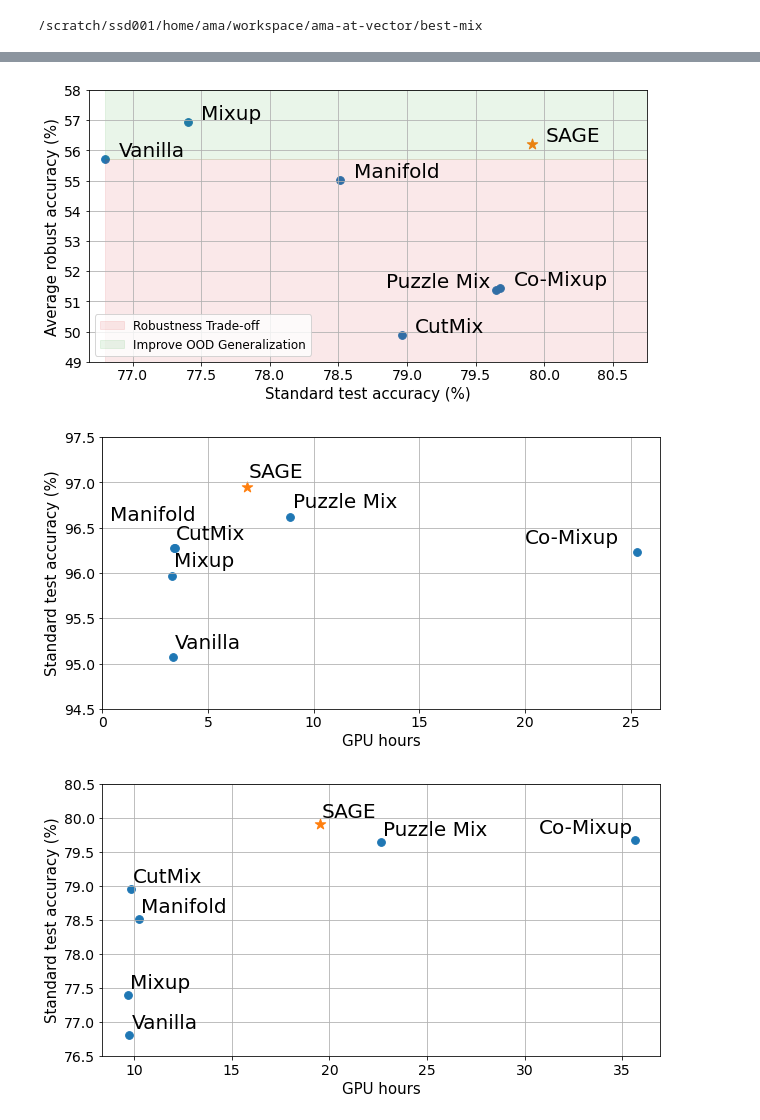
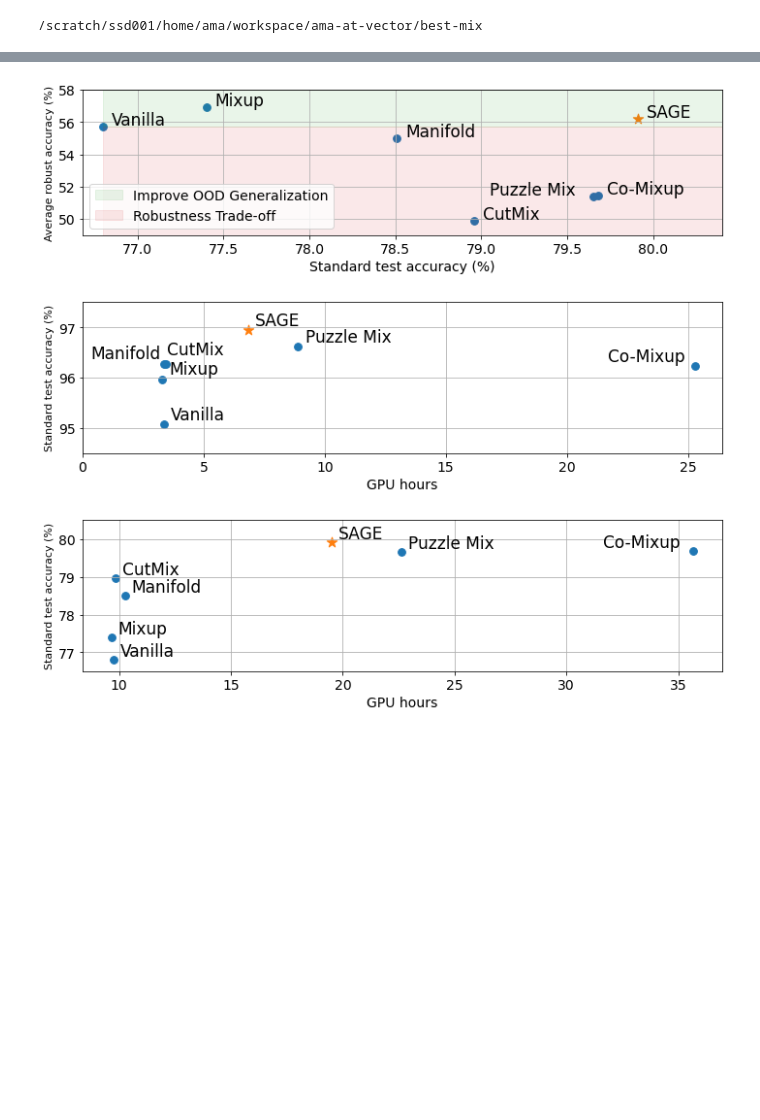
Before and after one commit to averyma/best-mix, a Jupyter notebook: notebook/bmvc_plot.ipynb, the cells around one changed output, grey strips where cells are left out. Saved outputs shown, nothing was run; the diff lists cells and outputs as text; code cells hidden in the pictures; blank space fills up the shorter version.

```diff
--- a/notebook/bmvc_plot.ipynb
+++ b/notebook/bmvc_plot.ipynb
@@ -10,23 +10,27 @@ test_acc = [95.07, 95.97, 96.27, 96.28, 96.62, 96.23, 96.95]
 robust_acc = [86.5, 87.57, 81.52, 89.62, 86.4, 84.05, 88.69]
 method = ['Vanilla','Mixup','CutMix','Manifold','Puzzle Mix','Co-Mixup','SAGE']
 
-fig, ax = plt.subplots(figsize=(10,5))
+fig, ax = plt.subplots(figsize=(10,3))
 
+ax.add_patch(Rectangle((95.07,86.5), 10, 10, alpha = 0.1, color='C2',label='Improve OOD Generalization'))
 ax.add_patch(Rectangle((95.07,86.5), 10, -10, alpha = 0.1, color='C3',label='Robustness Trade-off'))
-ax.add_patch(Rectangle((95.07,86.5), 10, 10, alpha = 0.1, color='C2',label='Improve OOD Generalization'))
+
 ax.scatter(test_acc[0:-1], robust_acc[0:-1], s=60, color='C0')
 ax.scatter(test_acc[-1], robust_acc[-1], s=120, color='C1',marker='*')
 
 ax.set_ylim([80.5, 91])
-ax.set_xlim([95, 97.5])
+ax.set_xlim([95, 97.25])
 ax.tick_params(axis='both', which='major', labelsize=14)
 
 for i, txt in enumerate(method):
-    ax.annotate(txt, (test_acc[i]+0.05, robust_acc[i]+0.05),fontsize = 20)
+    ax.annotate(txt, (test_acc[i]+0.03, robust_acc[i]+0.03),fontsize = 17)
 
-ax.set_ylabel('Average robust accuracy (%)', fontsize = 15)
-ax.set_xlabel('Standard test accuracy (%)', fontsize = 15)
-# ax.set_title('Trade-off between robustness and standard accuracy (CIFAR-10)', fontsize = 17)
-# plt.legend(fontsize = 12, loc=4)
+ax.set_ylabel('Average robust accuracy (%)', fontsize = 11)
+ax.set_xlabel('Standard test accuracy (%)', fontsize = 14)
+# ax.set_title('Trade-off between robustness and standard accuracy (CIFAR-100)', fontsize = 17)
+plt.legend(fontsize = 14, loc=3)
 ax.grid()
+plt.tight_layout()
+plt.savefig('/h/ama/workspace/ama-at-vector/best-mix/robustness-cifar10.pdf')
+# plt.savefig('/h/ama/workspace/ama-at-vector/best-mix/robustness-cifar10.png', format="png", dpi=500)
 # %% [output]
@@ -34,39 +38,42 @@ ax.grid()
 # %%
 test_acc = [76.8, 77.4, 78.96, 78.51, 79.65, 79.68, 79.91]
 robust_acc = [55.71, 56.93, 49.88, 55.01, 51.37, 51.44, 56.21]
 method = ['Vanilla','Mixup','CutMix','Manifold','Puzzle Mix','Co-Mixup','SAGE']
 
-fig, ax = plt.subplots(figsize=(10,5))
+fig, ax = plt.subplots(figsize=(10,3))
 ax.scatter(test_acc[0:-1], robust_acc[0:-1], s=60, color='C0')
 ax.scatter(test_acc[-1], robust_acc[-1], s=120, color='C1',marker='*')
+ax.add_patch(Rectangle((76.8,55.71), 10, 10, alpha = 0.1, color='C2',label='Improve OOD Generalization'))
 ax.add_patch(Rectangle((76.8,55.71), 10, -10, alpha = 0.1, color='C3',label='Robustness Trade-off'))
-ax.add_patch(Rectangle((76.8,55.71), 10, 10, alpha = 0.1, color='C2',label='Improve OOD Generalization'))
+
 
 ax.set_ylim([49, 58])
-ax.set_xlim([76.68, 80.75])
+ax.set_xlim([76.68, 80.4])
 ax.tick_params(axis='both', which='major', labelsize=14)
 
 for i, txt in enumerate(method):
     if txt == 'Puzzle Mix':
-        ax.annotate(txt, (test_acc[i]-0.8, robust_acc[i]+0.1),fontsize = 20)
+        ax.annotate(txt, (test_acc[i]-0.6, robust_acc[i]+0.1),fontsize = 17)
     elif txt == 'Co-Mixup':
-        ax.annotate(txt, (test_acc[i]+0.1, robust_acc[i]+0.1),fontsize = 20)
+        ax.annotate(txt, (test_acc[i]+0.05, robust_acc[i]+0.1),fontsize = 17)
     else:
-        ax.annotate(txt, (test_acc[i]+0.1, robust_acc[i]+0.1),fontsize = 20)
+        ax.annotate(txt, (test_acc[i]+0.05, robust_acc[i]+0.1),fontsize = 17)
 
-ax.set_ylabel('Average robust accuracy (%)', fontsize = 15)
-ax.set_xlabel('Standard test accuracy (%)', fontsize = 15)
+ax.set_ylabel('Average robust accuracy (%)', fontsize = 11)
+ax.set_xlabel('Standard test accuracy (%)', fontsize = 14)
 # ax.set_title('Trade-off between robustness and standard accuracy (CIFAR-100)', fontsize = 17)
-plt.legend(fontsize = 12, loc=3)
+plt.legend(fontsize = 14, loc=3)
 ax.grid()
+plt.tight_layout()
+plt.savefig('/h/ama/workspace/ama-at-vector/best-mix/robustness-cifar100.pdf')
 # %% [output]
-[figure, old version]
+[figure, new version]
 # %%
 hours = [3.35, 3.29, 3.38, 3.44, 8.9, 25.29, 6.83]
 test_acc = [95.07, 95.97, 96.27, 96.28, 96.62, 96.23, 96.95]
 method = ['Vanilla','Mixup','CutMix','Manifold','Puzzle Mix','Co-Mixup','SAGE']
 
-fig, ax = plt.subplots(figsize=(10,5))
+fig, ax = plt.subplots(figsize=(10,3))
 
 # ax.add_patch(Rectangle((95.07,86.5), 10, -10, alpha = 0.1, color='C3',label='Robustness Trade-off'))
 # ax.add_patch(Rectangle((95.07,86.5), 10, 10, alpha = 0.1, color='C2',label='Improve OOD Generalization'))
@@ -79,28 +86,29 @@ ax.tick_params(axis='both', which='major', labelsize=14)
 
 for i, txt in enumerate(method):
     if txt == 'Manifold':
-#         continue
-        ax.annotate(txt, (hours[i]-3.1, test_acc[i]+0.3),fontsize = 20)
+        ax.annotate(txt, (hours[i]-3.1, test_acc[i]+0.1),fontsize = 17)
     elif txt == 'CutMix':
-        ax.annotate(txt, (hours[i]+0.1, test_acc[i]+0.1),fontsize = 20)
+        ax.annotate(txt, (hours[i]+0.1, test_acc[i]+0.2),fontsize = 17)
     elif txt == 'Co-Mixup':
-        ax.annotate(txt, (hours[i]-5.3, test_acc[i]+0.1),fontsize = 20)
+        ax.annotate(txt, (hours[i]-3.6, test_acc[i]+0.1),fontsize = 17)
     else:
-        ax.annotate(txt, (hours[i]+0.1, test_acc[i]+0.1),fontsize = 20)
+        ax.annotate(txt, (hours[i]+0.3, test_acc[i]+0.1),fontsize = 17)
 
-ax.set_xlabel('GPU hours', fontsize = 15)
-ax.set_ylabel('Standard test accuracy (%)', fontsize = 15)
+ax.set_xlabel('GPU hours', fontsize = 14)
+ax.set_ylabel('Standard test accuracy (%)', fontsize = 11)
 # ax.set_title('Trade-off between robustness and standard accuracy (CIFAR-10)', fontsize = 17)
 # plt.legend(fontsize = 12, loc=4)
 ax.grid()
+plt.tight_layout()
+plt.savefig('/h/ama/workspace/ama-at-vector/best-mix/runtime-cifar10.pdf')
 # %% [output]
-[figure, old version]
+[figure, new version]
 # %%
 hours = [9.76, 9.67, 9.83, 10.27, 22.64, 35.65, 19.5]
 test_acc = [76.8, 77.4, 78.96, 78.51, 79.65, 79.68, 79.91]
 method = ['Vanilla','Mixup','CutMix','Manifold','Puzzle Mix','Co-Mixup','SAGE']
 
-fig, ax = plt.subplots(figsize=(10,5))
+fig, ax = plt.subplots(figsize=(10,3))
 
 # ax.add_patch(Rectangle((95.07,86.5), 10, -10, alpha = 0.1, color='C3',label='Robustness Trade-off'))
 # ax.add_patch(Rectangle((95.07,86.5), 10, 10, alpha = 0.1, color='C2',label='Improve OOD Generalization'))
@@ -114,14 +122,16 @@ ax.tick_params(axis='both', which='major', labelsize=14)
 for i, txt in enumerate(method):
     if txt == 'Co-Mixup':
 #         continue
-        ax.annotate(txt, (hours[i]-4.9, test_acc[i]+0.1),fontsize = 20)
+        ax.annotate(txt, (hours[i]-4., test_acc[i]+0.1),fontsize = 17)
     else:
-        ax.annotate(txt, (hours[i]+0.1, test_acc[i]+0.1),fontsize = 20)
+        ax.annotate(txt, (hours[i]+0.3, test_acc[i]+0.1),fontsize = 17)
 
-ax.set_xlabel('GPU hours', fontsize = 15)
-ax.set_ylabel('Standard test accuracy (%)', fontsize = 15)
+ax.set_xlabel('GPU hours', fontsize = 14)
+ax.set_ylabel('Standard test accuracy (%)', fontsize = 11)
 # ax.set_title('Trade-off between robustness and standard accuracy (CIFAR-10)', fontsize = 17)
 # plt.legend(fontsize = 12, loc=4)
 ax.grid()
+plt.tight_layout()
+plt.savefig('/h/ama/workspace/ama-at-vector/best-mix/runtime-cifar100.pdf')
 # %% [output]
-[figure, old version]
+[figure, new version]
```
Also changed, not shown: parts of 1 cell of this notebook, 3 other files.
